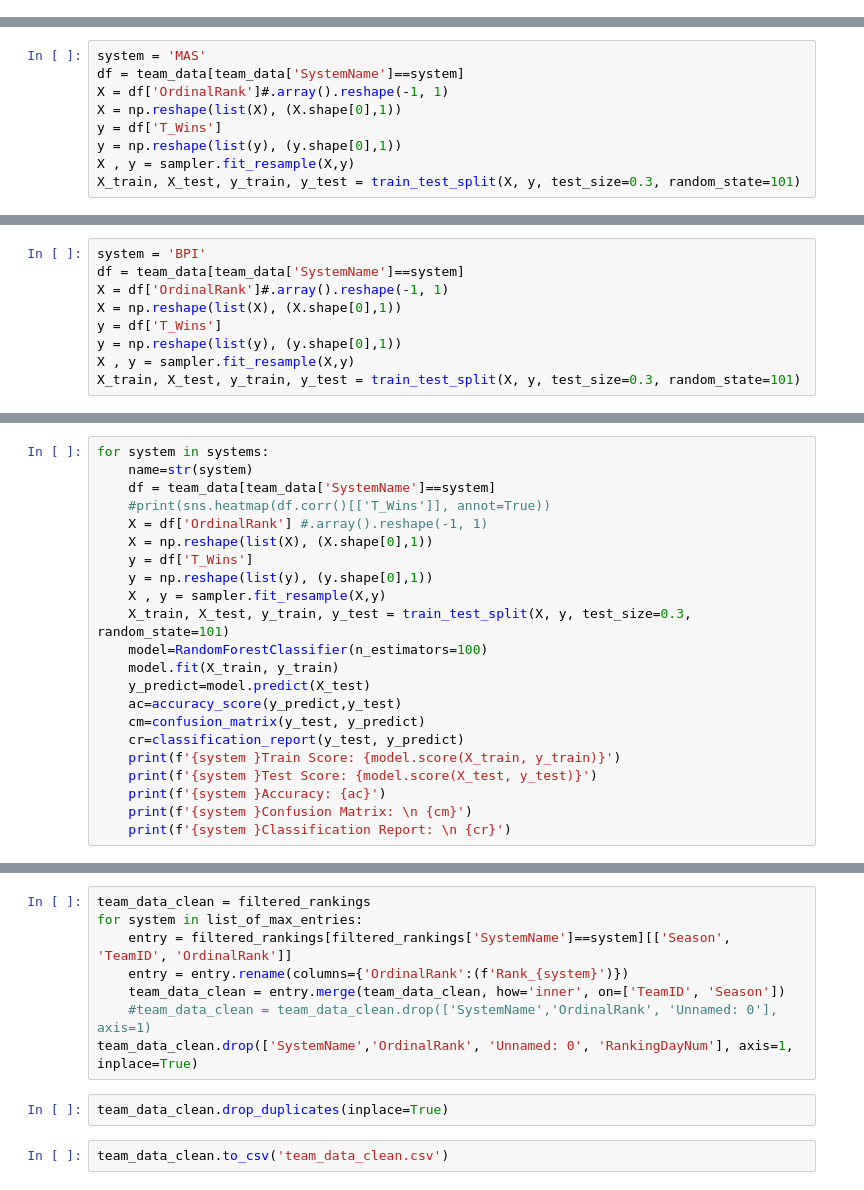
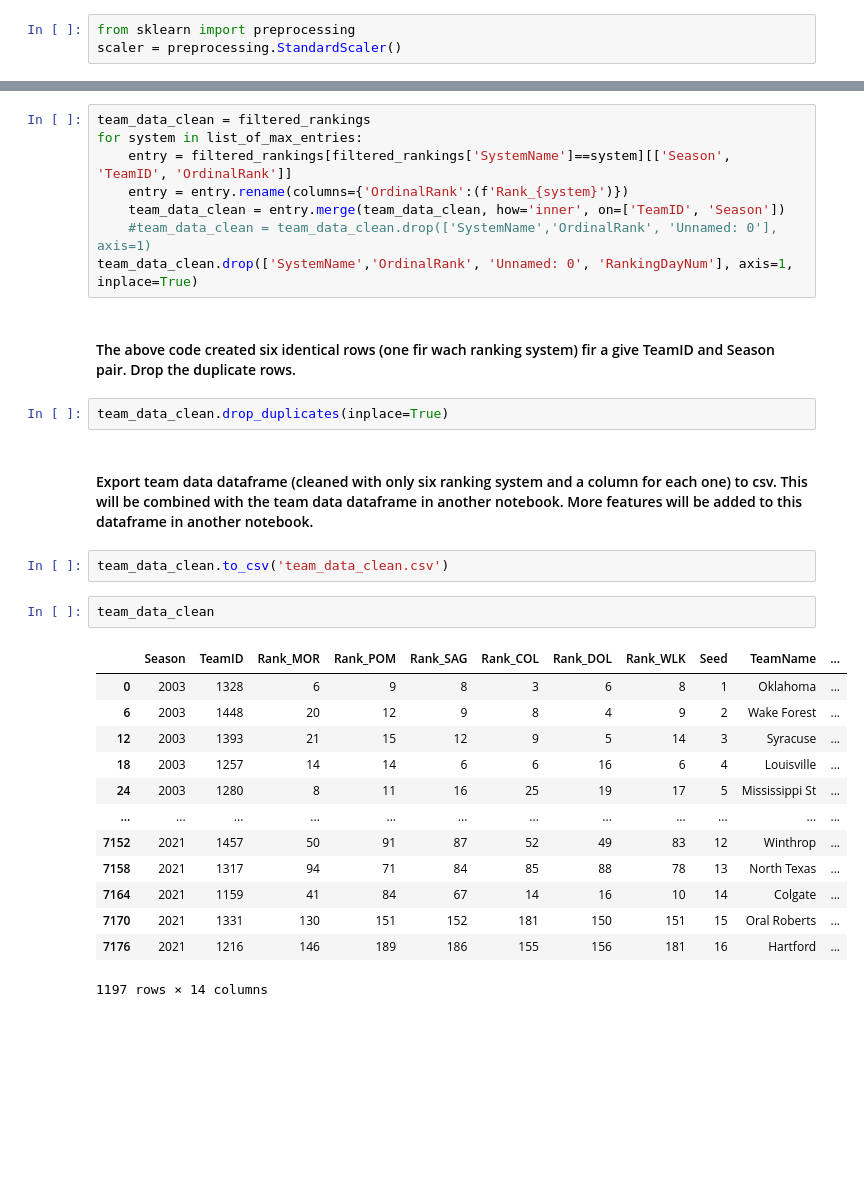
Before and after one commit to pforza/March_Madness_Predictor, a Jupyter notebook: 03_rankings_FE.ipynb, the cells around one changed output, grey strips where cells are left out. Drawn from its saved outputs; the diff is of its cells as text; blank space fills up the shorter version.

```diff
--- a/03_rankings_FE.ipynb
+++ b/03_rankings_FE.ipynb
@@ -49,0 +86,3 @@ sampler = RandomOverSampler()
+# %%
+from sklearn import preprocessing
+scaler = preprocessing.StandardScaler()
@@ -224,9 +181,0 @@ model_selection_rank6
-# %%
-system = 'MAS'
-df = team_data[team_data['SystemName']==system]
-X = df['OrdinalRank']#.array().reshape(-1, 1)
-X = np.reshape(list(X), (X.shape[0],1))
-y = df['T_Wins']
-y = np.reshape(list(y), (y.shape[0],1))
-X , y = sampler.fit_resample(X,y)
-X_train, X_test, y_train, y_test = train_test_split(X, y, test_size=0.3, random_state=101)
@@ -246,11 +182,2 @@ model_selection_rank7
 # %% [markdown]
 #### ESPN's BPI is a popular predictive ranking system. We can see it scores better than the other popular models we tried. However, we will not consider using BPI as we only have data from 2009 to 2013. Future work includes to complete this data and see if the predictive performance holds true.
-# %%
-system = 'BPI'
-df = team_data[team_data['SystemName']==system]
-X = df['OrdinalRank']#.array().reshape(-1, 1)
-X = np.reshape(list(X), (X.shape[0],1))
-y = df['T_Wins']
-y = np.reshape(list(y), (y.shape[0],1))
-X , y = sampler.fit_resample(X,y)
-X_train, X_test, y_train, y_test = train_test_split(X, y, test_size=0.3, random_state=101)
@@ -279,22 +183,0 @@ systems
-# %%
-for system in systems:
-    name=str(system)
-    df = team_data[team_data['SystemName']==system]
-    #print(sns.heatmap(df.corr()[['T_Wins']], annot=True))
-    X = df['OrdinalRank'] #.array().reshape(-1, 1)
-    X = np.reshape(list(X), (X.shape[0],1))
-    y = df['T_Wins']
-    y = np.reshape(list(y), (y.shape[0],1))
-    X , y = sampler.fit_resample(X,y)
-    X_train, X_test, y_train, y_test = train_test_split(X, y, test_size=0.3, random_state=101)
-    model=RandomForestClassifier(n_estimators=100)
-    model.fit(X_train, y_train)
-    y_predict=model.predict(X_test)
-    ac=accuracy_score(y_predict,y_test)
-    cm=confusion_matrix(y_test, y_predict)
-    cr=classification_report(y_test, y_predict)
-    print(f'{system }Train Score: {model.score(X_train, y_train)}')
-    print(f'{system }Test Score: {model.score(X_test, y_test)}')
-    print(f'{system }Accuracy: {ac}')
-    print(f'{system }Confusion Matrix: \n {cm}')
-    print(f'{system }Classification Report: \n {cr}')
@@ -361,7 +223,27 @@ for system in list_of_max_entries:
     team_data_clean = entry.merge(team_data_clean, how='inner', on=['TeamID', 'Season'])
     #team_data_clean = team_data_clean.drop(['SystemName','OrdinalRank', 'Unnamed: 0'], axis=1)
 team_data_clean.drop(['SystemName','OrdinalRank', 'Unnamed: 0', 'RankingDayNum'], axis=1, inplace=True)
+# %% [markdown]
+#### The above code created six identical rows (one fir wach ranking system) fir a give TeamID and Season pair. Drop the duplicate rows.
 # %%
 team_data_clean.drop_duplicates(inplace=True)
+# %% [markdown]
+#### Export team data dataframe (cleaned with only six ranking system and a column for each one) to csv. This will be combined with the team data dataframe in another notebook. More features will be added to this dataframe in another notebook.
 # %%
 team_data_clean.to_csv('team_data_clean.csv')
+# %%
+team_data_clean
+# %% [output]
+|  | Season | TeamID | Rank_MOR | Rank_POM | Rank_SAG | Rank_COL | Rank_DOL | Rank_WLK | Seed | TeamName | ... |
+| 0 | 2003 | 1328 | 6 | 9 | 8 | 3 | 6 | 8 | 1 | Oklahoma | ... |
+| 6 | 2003 | 1448 | 20 | 12 | 9 | 8 | 4 | 9 | 2 | Wake Forest | ... |
+| 12 | 2003 | 1393 | 21 | 15 | 12 | 9 | 5 | 14 | 3 | Syracuse | ... |
+| 18 | 2003 | 1257 | 14 | 14 | 6 | 6 | 16 | 6 | 4 | Louisville | ... |
+| 24 | 2003 | 1280 | 8 | 11 | 16 | 25 | 19 | 17 | 5 | Mississippi St | ... |
+| ... | ... | ... | ... | ... | ... | ... | ... | ... | ... | ... | ... |
+| 7152 | 2021 | 1457 | 50 | 91 | 87 | 52 | 49 | 83 | 12 | Winthrop | ... |
+| 7158 | 2021 | 1317 | 94 | 71 | 84 | 85 | 88 | 78 | 13 | North Texas | ... |
+| 7164 | 2021 | 1159 | 41 | 84 | 67 | 14 | 16 | 10 | 14 | Colgate | ... |
+| 7170 | 2021 | 1331 | 130 | 151 | 152 | 181 | 150 | 151 | 15 | Oral Roberts | ... |
+| 7176 | 2021 | 1216 | 146 | 189 | 186 | 155 | 156 | 181 | 16 | Hartford | ... |
+1197 rows × 14 columns
```
Also changed, not shown: parts of 49 cells of this notebook, 6 other files.
